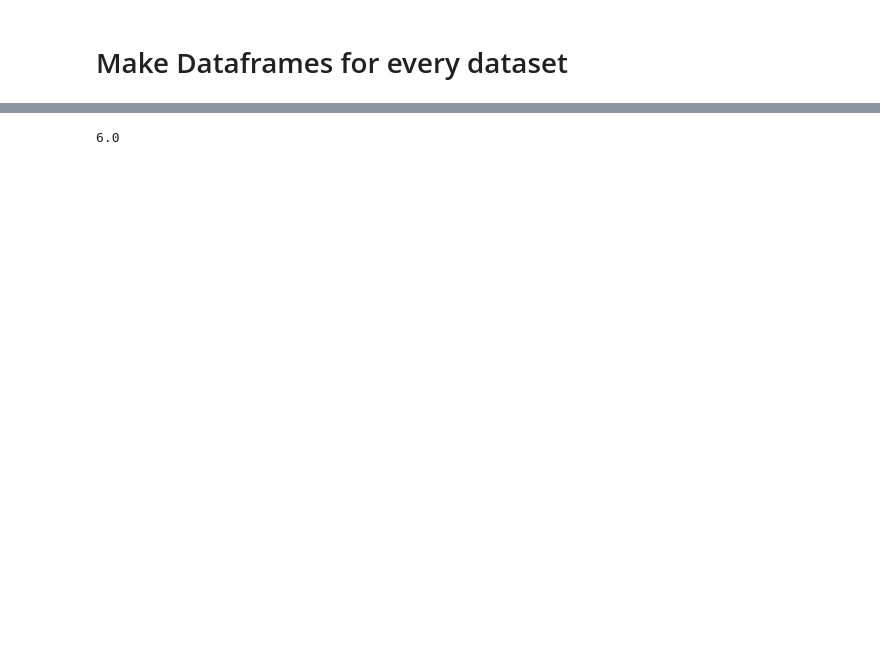
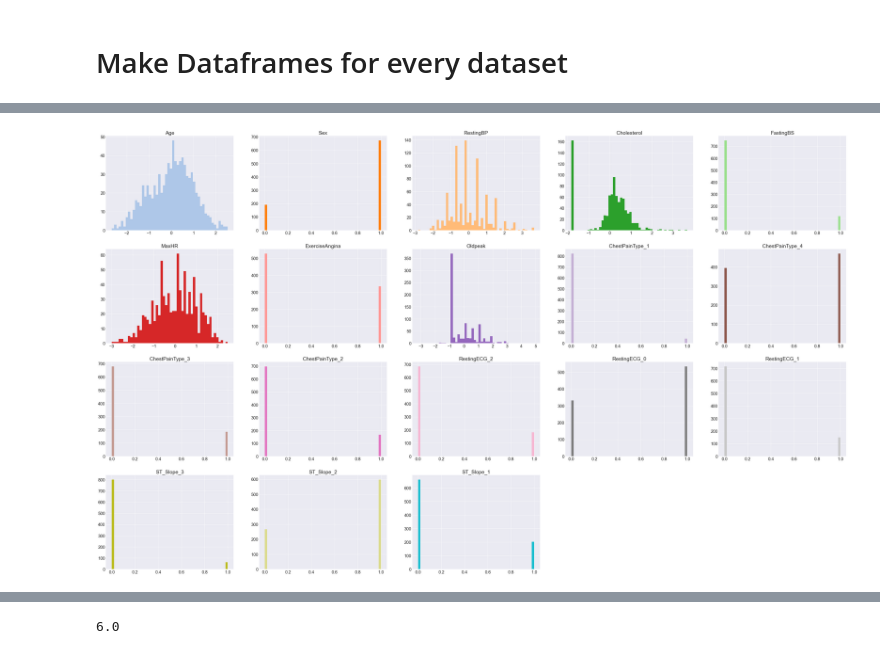
Before and after one commit to romyho-w/Thesis_FL_Ectrie, a Jupyter notebook: FL_HE_2/HE_fl may.ipynb, the cells around one changed output, grey strips where cells are left out. Saved outputs shown, nothing was run; the diff lists cells and outputs as text; code cells hidden in the pictures; blank space fills up the shorter version.

```diff
--- a/FL_HE_2/HE_fl may.ipynb
+++ b/FL_HE_2/HE_fl may.ipynb
@@ -47,10 +47,10 @@ ctx_eval.generate_galois_keys()
 # Make Dataframes for every dataset
 # %%
 
-cleveland = "FL_HE_2/processed.cleveland.data"
-switzerland = "FL_HE_2/processed.switzerland.data"
-va = "FL_HE_2/processed.va.data"
-hungarian = "FL_HE_2/reprocessed.hungarian.data"
+cleveland = "processed.cleveland.data"
+switzerland = "processed.switzerland.data"
+va = "processed.va.data"
+hungarian = "reprocessed.hungarian.data"
 cleveland_df, switzerland_df, va_df, hungarian_df = import_data(cleveland, switzerland, va, hungarian)
 df_dict ={
     'Cleveland': cleveland_df,
@@ -65,0 +61,2 @@ df_dict ={
+# %%
+df_list = [cleveland_df,switzerland_df,va_df,hungarian_df]
@@ -65,0 +100,10 @@ df_dict ={
+# %%
+dfs = pd.concat(df_list)
+dfs1 = new_df(dfs)
+dfs2 = dfs1.drop(columns="HeartDisease")
+numeric_feature_names = ['Age', 'MaxHR', 'RestingBP',  'Cholesterol', 'Oldpeak']
+for j in numeric_feature_names:
+    if dfs2[j].std() != 0:
+        dfs2[j] = (dfs2[j] - dfs2[j].mean()) / dfs2[j].std()
+cat_feat = ['ChestPainType', 'RestingECG', 'ST_Slope']
+dfs3 = make_dummies(dfs2, cat_feat)
@@ -87,3 +171,18 @@ for i in list(df_dict.keys()):
+# %%
+plt.style.use('seaborn-darkgrid')
+palette = plt.get_cmap('tab20')
+plt.rcParams.update({'font.size': 16,})
+num=1
+f= plt.figure(figsize=(50,30))
+for var in list(dfs3.columns.array):
+    ax = f.add_subplot(4,5,num)
+    a = np.asarray(dfs3[var].dropna())
+    ax.hist(a, bins=50, color=palette(num))
+    ax.set_title(var)
+    num+=1
+# f.savefig('distribution_data_combined.png')
+# %% [output]
+[figure, added]
 # %%
 validation_X_set = torch.tensor(())
 validation_y_set = torch.tensor(())
```
Also changed, not shown: parts of 15 cells of this notebook.
